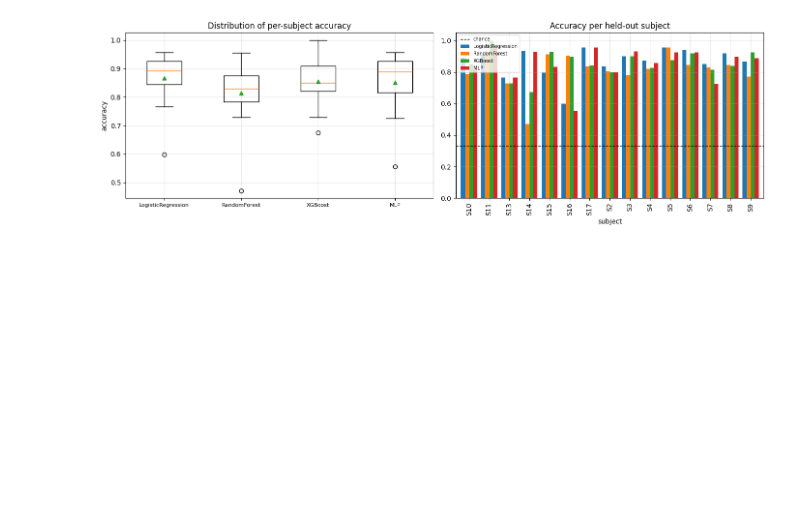
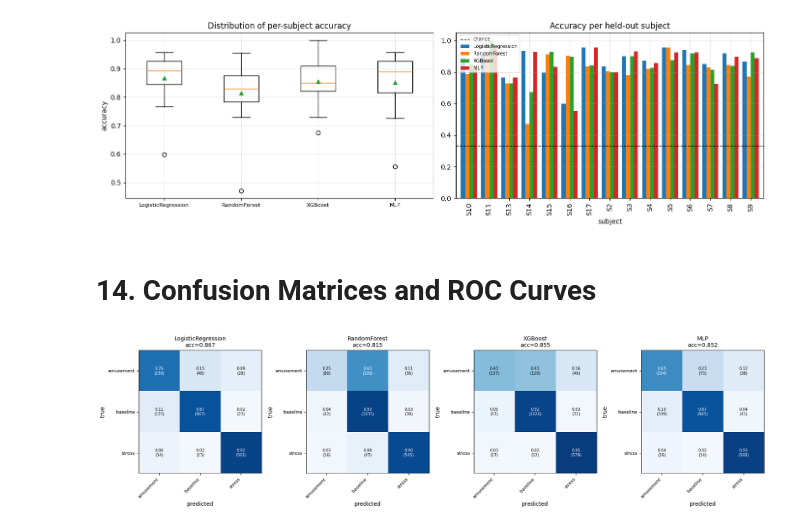
Before and after one commit to plavizmaj/Wearable_Stress_and_Affect_Detection, a Jupyter notebook: WESAD_(Wearable_Stress_and_Affect_Detection).ipynb, the cells around one changed output. Cells and saved outputs as stored; diff of their text form; code cells hidden in the pictures; blank space fills up the shorter version.

Commit message:
Confusion matrices and ROC curves, feature importance, binary task, nested cross-validation and conclusions

```diff
--- a/WESAD_(Wearable_Stress_and_Affect_Detection).ipynb
+++ b/WESAD_(Wearable_Stress_and_Affect_Detection).ipynb
@@ -1255,3 +1255,33 @@ plt.tight_layout()
 plt.show()
 # %% [output]
 [figure]
+# %% [markdown]
+# 14. Confusion Matrices and ROC Curves
+# %%
+def plot_confusion(ax, y_true, y_pred, classes, title, normalize=True):
+    """Row-normalised confusion matrix: each row shows how a true class was
+    distributed over the predictions (i.e. per-class recall on the diagonal)."""
+    cm = confusion_matrix(y_true, y_pred, labels=range(len(classes)))
+    shown = cm.astype(float) / cm.sum(axis=1, keepdims=True) if normalize else cm
+    im = ax.imshow(shown, cmap="Blues", vmin=0, vmax=1 if normalize else None)
+    ax.set_xticks(range(len(classes)), classes, rotation=45, ha="right", fontsize=8)
+    ax.set_yticks(range(len(classes)), classes, fontsize=8)
+    ax.set_xlabel("predicted")
+    ax.set_ylabel("true")
+    ax.set_title(title, fontsize=10)
+    ax.grid(False)
+    for i in range(len(classes)):
+        for j in range(len(classes)):
+            txt = f"{shown[i, j]:.2f}\n({cm[i, j]})" if normalize else f"{cm[i, j]}"
+            ax.text(j, i, txt, ha="center", va="center", fontsize=7,
+                    color="white" if shown[i, j] > 0.5 * np.nanmax(shown) else "black")
+    return im
+# %%
+fig, axes = plt.subplots(1, len(results), figsize=(4.2 * len(results), 4.2))
+for ax, (name, res) in zip(np.atleast_1d(axes), results.items()):
+    plot_confusion(ax, y, res["y_pred"], CLASSES,
+                   f"{name}\nacc={res['metrics']['accuracy']:.3f}")
+plt.tight_layout()
+plt.show()
+# %% [output]
+[figure, added]
```
Also changed, not shown: parts of 16 cells of this notebook.
